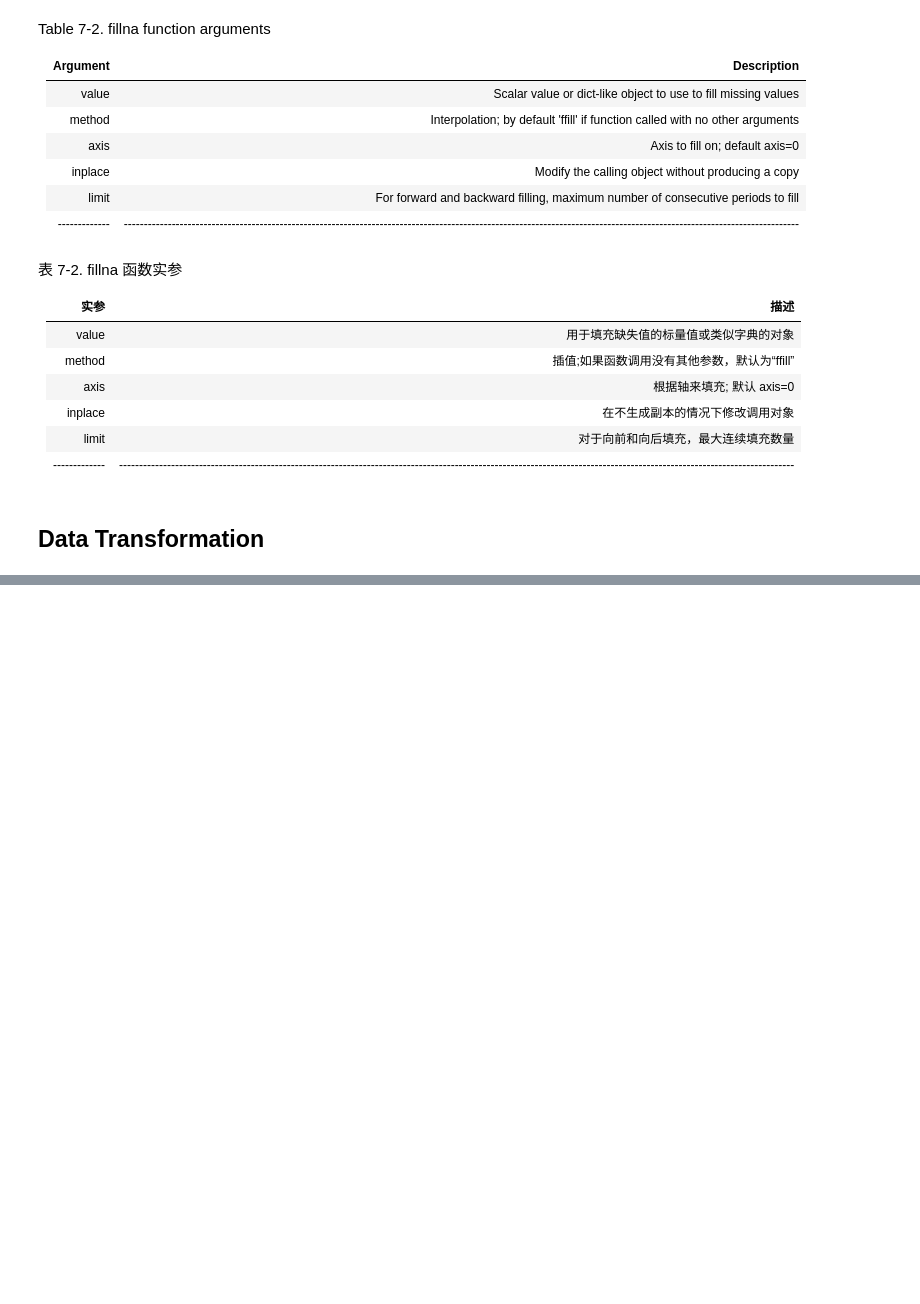
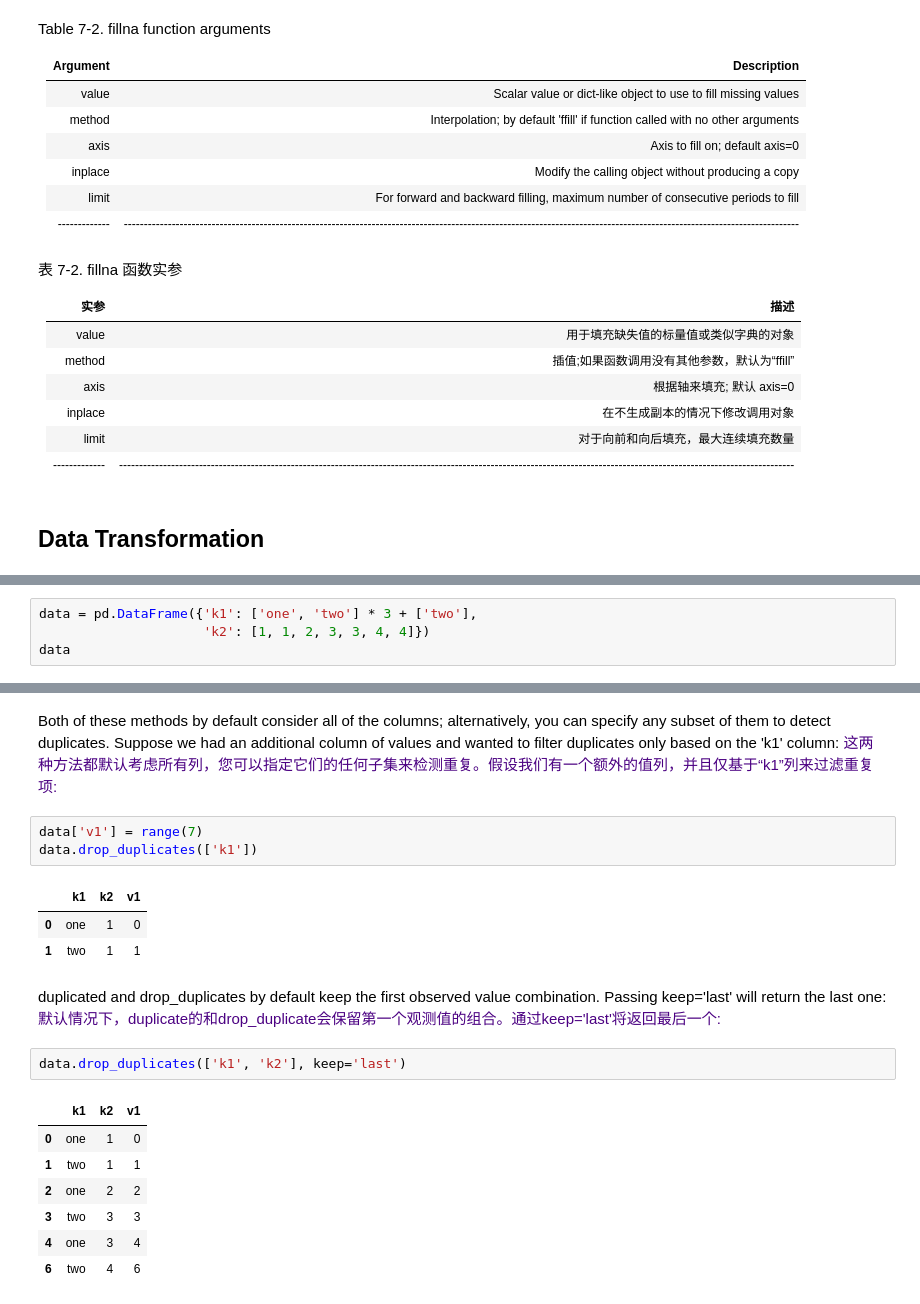
Before and after one commit to edenwzg/code, a Jupyter notebook: jupyter/Python for data analysis/Chapter 6. Data loading,Storage,and File Formats.ipynb, the cells around one changed output, grey strips where cells are left out. Saved outputs shown, nothing was run; the diff lists cells and outputs as text; blank space fills up the shorter version.

```diff
--- a/jupyter/Python for data analysis/Chapter 6. Data loading,Storage,and File Formats.ipynb
+++ b/jupyter/Python for data analysis/Chapter 6. Data loading,Storage,and File Formats.ipynb
@@ -1623,0 +1636,4 @@ limit | 对于向前和向后填充，最大连续填充数量
+# %%
+data = pd.DataFrame({'k1': ['one', 'two'] * 3 + ['two'],
+                     'k2': [1, 1, 2, 3, 3, 4, 4]})
+data
@@ -1623,0 +1678,25 @@ limit | 对于向前和向后填充，最大连续填充数量
+# %% [markdown]
+Both of these methods by default consider all of the columns; alternatively, you can specify any subset of them to detect duplicates. Suppose we had an additional column of values and wanted to filter duplicates only based on the 'k1' column:
+<font color=Indigo>
+这两种方法都默认考虑所有列，您可以指定它们的任何子集来检测重复。假设我们有一个额外的值列，并且仅基于“k1”列来过滤重复项:
+# %%
+data['v1'] = range(7)
+data.drop_duplicates(['k1'])
+# %% [output]
+|  | k1 | k2 | v1 |
+| 0 | one | 1 | 0 |
+| 1 | two | 1 | 1 |
+# %% [markdown]
+duplicated and drop_duplicates by default keep the first observed value combination. Passing keep='last' will return the last one:
+<font color=Indigo>
+默认情况下，duplicate的和drop_duplicate会保留第一个观测值的组合。通过keep='last'将返回最后一个:
+# %%
+data.drop_duplicates(['k1', 'k2'], keep='last')
+# %% [output]
+|  | k1 | k2 | v1 |
+| 0 | one | 1 | 0 |
+| 1 | two | 1 | 1 |
+| 2 | one | 2 | 2 |
+| 3 | two | 3 | 3 |
+| 4 | one | 3 | 4 |
+| 6 | two | 4 | 6 |
```
Also changed, not shown: parts of 27 cells of this notebook, 1 other file.
